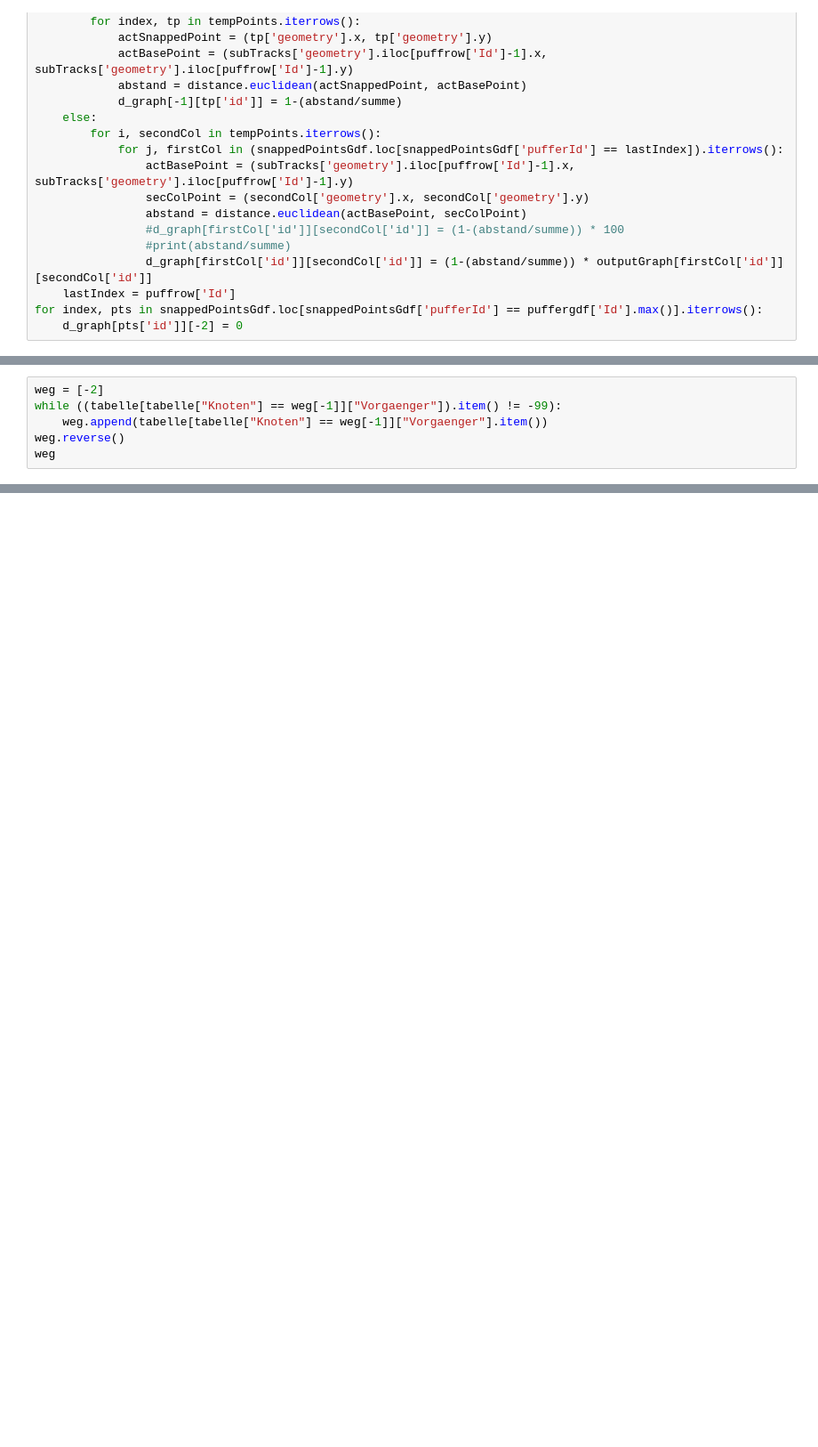
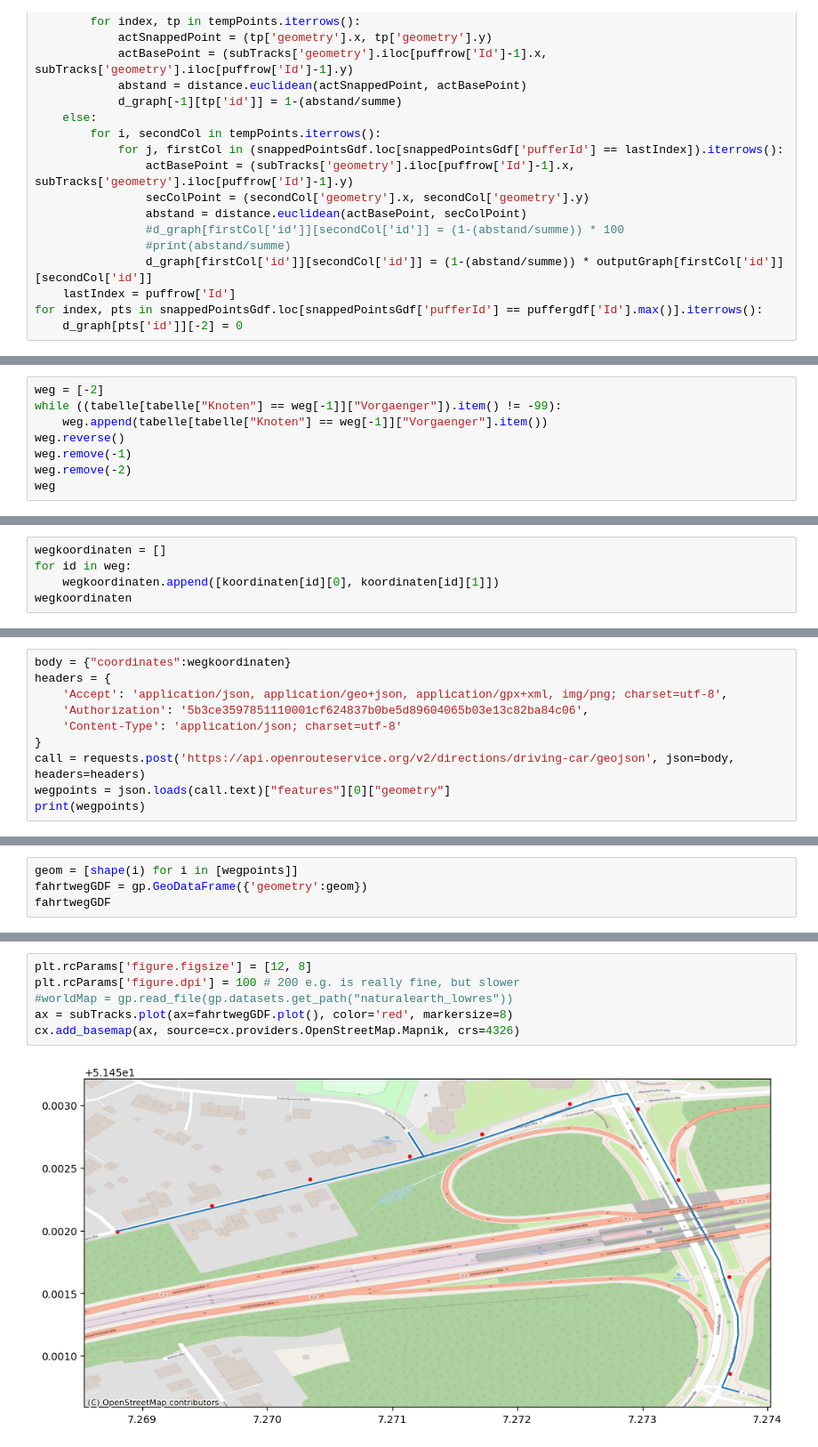
Before and after one commit to bogeo/envirocar-map-matching-notebook, a Jupyter notebook: enviroCar.ipynb, the cells around one changed output, grey strips where cells are left out. Shown at 89% size. Cells and saved outputs as stored; diff of their text form; blank space fills up the shorter version.

```diff
--- a/enviroCar.ipynb
+++ b/enviroCar.ipynb
@@ -357,5 +333,7 @@ weg = [-2]
 while ((tabelle[tabelle["Knoten"] == weg[-1]]["Vorgaenger"]).item() != -99):
     weg.append(tabelle[tabelle["Knoten"] == weg[-1]]["Vorgaenger"].item())
 weg.reverse()
+weg.remove(-1)
+weg.remove(-2)
 weg
 # %% [output]
@@ -362,0 +341,5 @@ weg
+# %%
+wegkoordinaten = []
+for id in weg:
+    wegkoordinaten.append([koordinaten[id][0], koordinaten[id][1]])
+wegkoordinaten
@@ -362,0 +357,10 @@ weg
+# %%
+body = {"coordinates":wegkoordinaten}
+headers = {
+    'Accept': 'application/json, application/geo+json, application/gpx+xml, img/png; charset=utf-8',
+    'Authorization': '5b3ce3597851110001cf624837b0be5d89604065b03e13c82ba84c06',
+    'Content-Type': 'application/json; charset=utf-8'
+}
+call = requests.post('https://api.openrouteservice.org/v2/directions/driving-car/geojson', json=body, headers=headers)
+wegpoints = json.loads(call.text)["features"][0]["geometry"]
+print(wegpoints)
@@ -362,0 +369,4 @@ weg
+# %%
+geom = [shape(i) for i in [wegpoints]]
+fahrtwegGDF = gp.GeoDataFrame({'geometry':geom})
+fahrtwegGDF
@@ -362,0 +376,8 @@ weg
+# %%
+plt.rcParams['figure.figsize'] = [12, 8]
+plt.rcParams['figure.dpi'] = 100 # 200 e.g. is really fine, but slower
+#worldMap = gp.read_file(gp.datasets.get_path("naturalearth_lowres"))
+ax = subTracks.plot(ax=fahrtwegGDF.plot(), color='red', markersize=8)
+cx.add_basemap(ax, source=cx.providers.OpenStreetMap.Mapnik, crs=4326)
+# %% [output]
+[figure, added]
```
Also changed, not shown: parts of 20 cells of this notebook.
